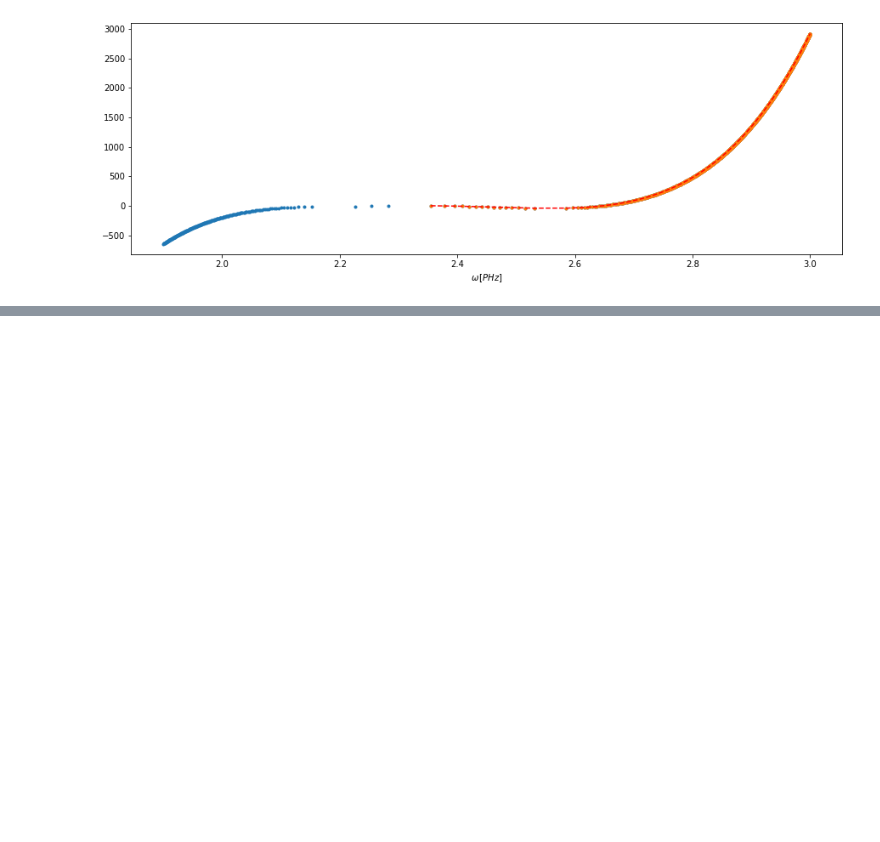
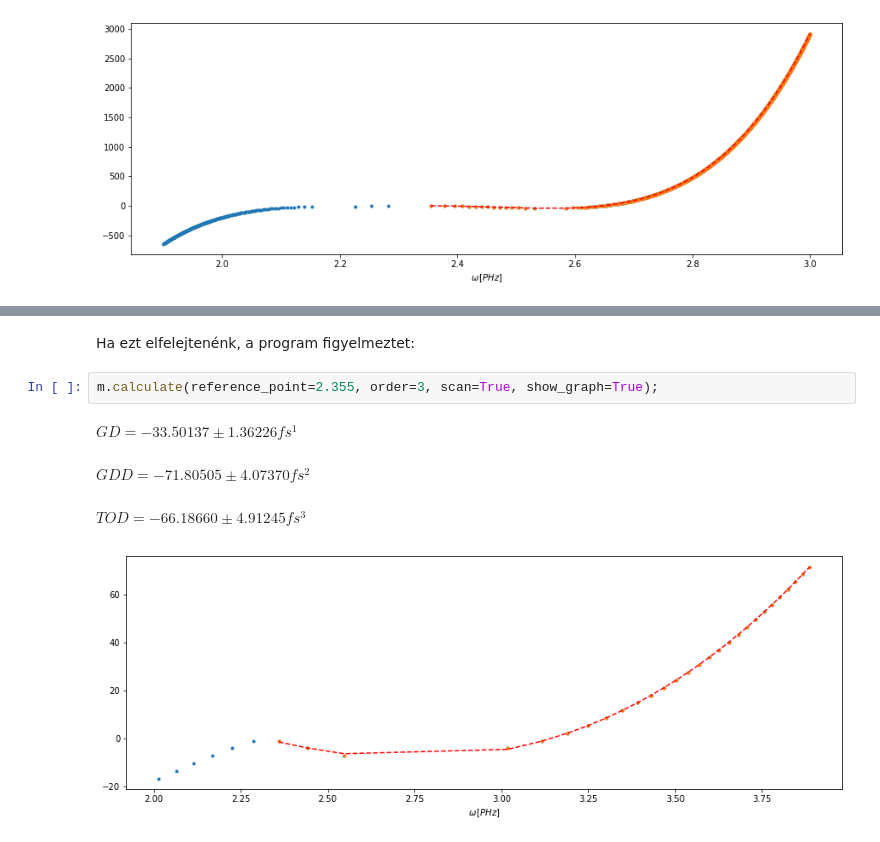
Before and after one commit to Ptrskay3/PySprint, a Jupyter notebook: doc/hu_minmax.ipynb, the cells around one changed output, grey strips where cells are left out. Cells and saved outputs as stored; diff of their text form; blank space fills up the shorter version.

```diff
--- a/doc/hu_minmax.ipynb
+++ b/doc/hu_minmax.ipynb
@@ -179,0 +205,9 @@ $\displaystyle FOD = -501212.54874 ± 266.63603 fs^4$
+# %% [markdown]
+Ha ezt elfelejtenénk, a program figyelmeztet:
+# %%
+m.calculate(reference_point=2.355, order=3, scan=True, show_graph=True);
+# %% [output]
+$\displaystyle GD = -33.50137 ± 1.36226 fs^1$
+$\displaystyle GDD = -71.80505 ± 4.07370 fs^2$
+$\displaystyle TOD = -66.18660 ± 4.91245 fs^3$
+[figure, added]
```
Also changed, not shown: parts of 10 cells of this notebook, 5 other files.
